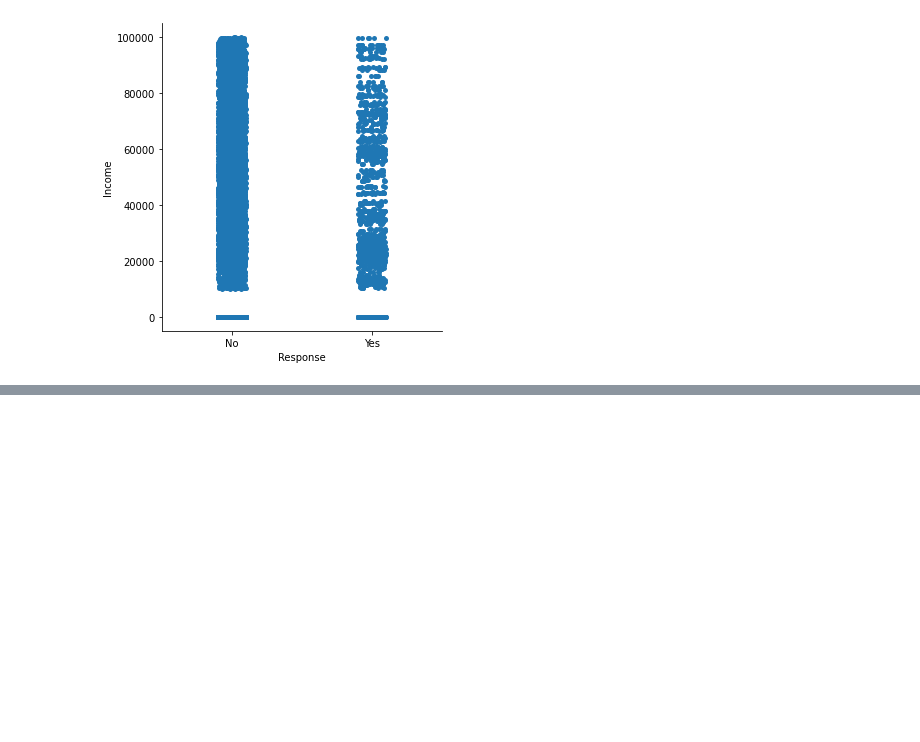
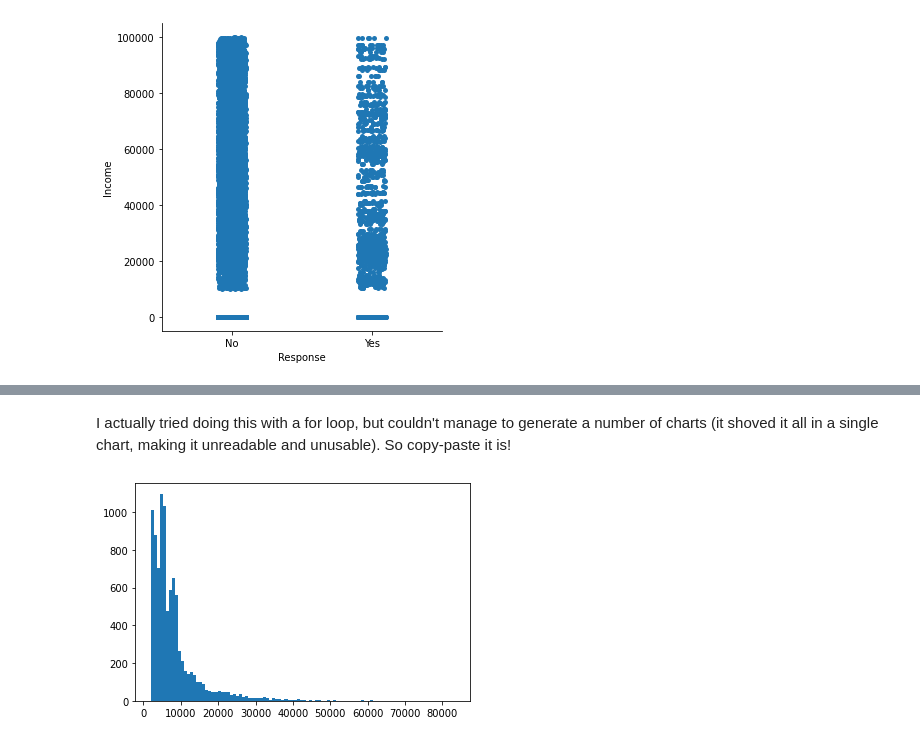
Before and after one commit to rjpeters/lab-customer-analysis-round-2, a Jupyter notebook: Lab2 etc.ipynb, the cells around one changed output, grey strips where cells are left out. Drawn from its saved outputs; the diff is of its cells as text; code cells hidden in the pictures; blank space fills up the shorter version.

```diff
--- a/Lab2 etc.ipynb
+++ b/Lab2 etc.ipynb
@@ -575,0 +567,7 @@ I'm not seeing bell curves here, so I'll say no - they don't look like a normal
+# %% [markdown]
+I actually tried doing this with a for loop, but couldn't manage to generate a number of charts (it shoved it all in a single chart, making it unreadable and unusable). So copy-paste it is!
+# %%
+plt.hist(numerical['Customer Lifetime Value'], bins=100)
+plt.show()
+# %% [output]
+[figure, added]
```
Also changed, not shown: parts of 40 cells of this notebook.
